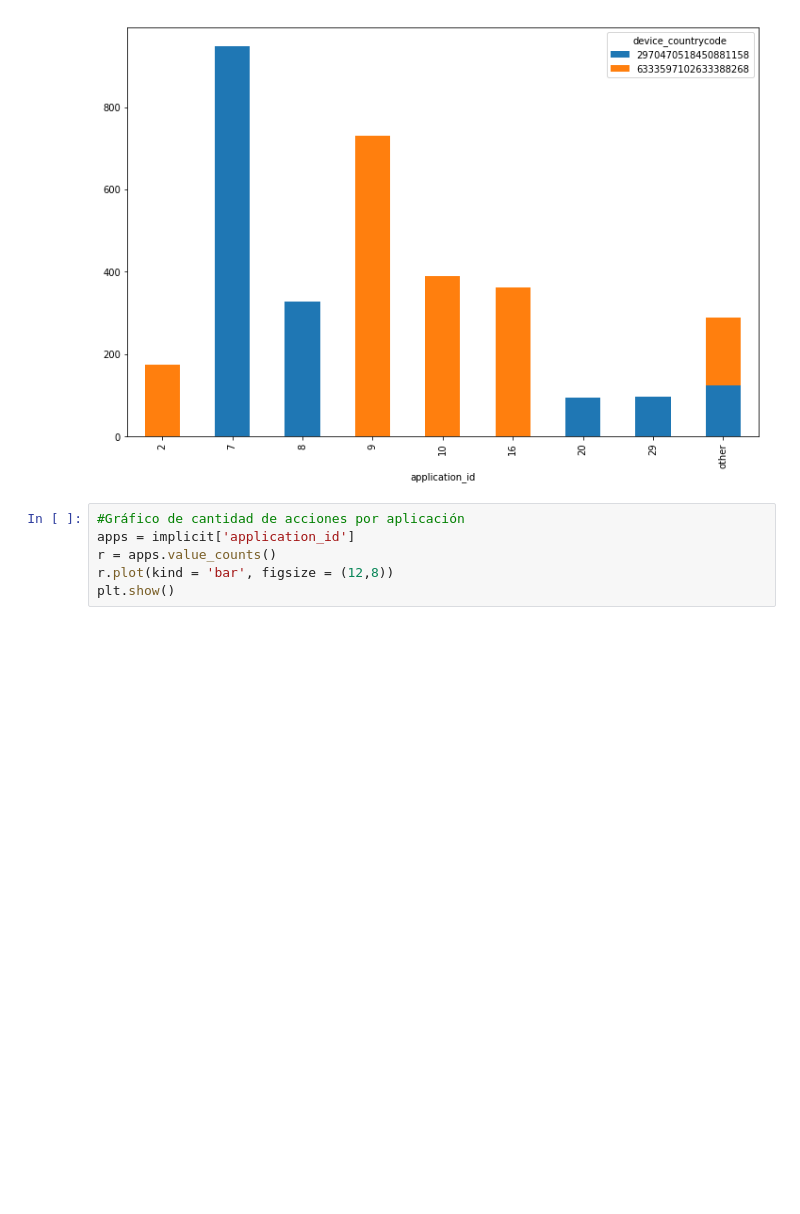
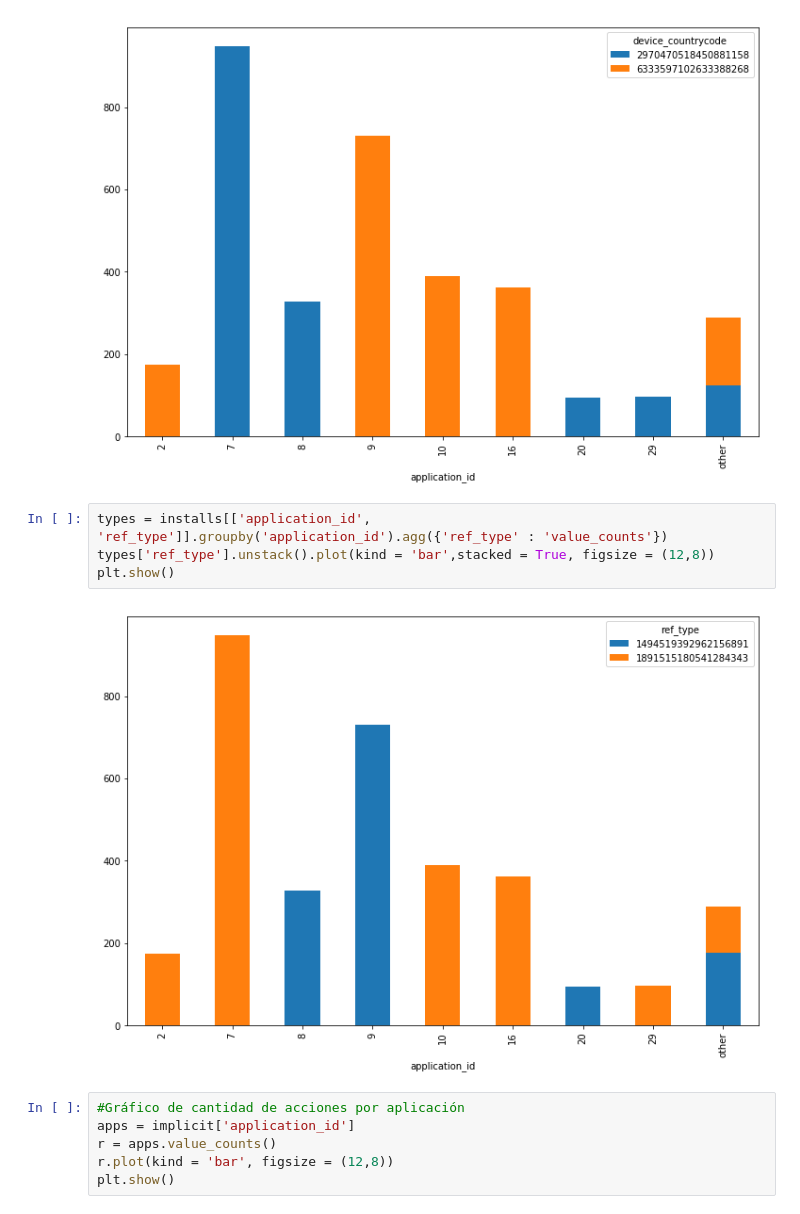
Before and after one commit to shizus/7506-1c2019, a Jupyter notebook: scripts/installs.ipynb, the cells around one changed output. Saved outputs shown, nothing was run; the diff lists cells and outputs as text; blank space fills up the shorter version.

```diff
--- a/scripts/installs.ipynb
+++ b/scripts/installs.ipynb
@@ -292,6 +285,12 @@ paises['device_countrycode'].unstack().plot(kind = 'bar',stacked = True, figsize
 plt.show()
 # %% [output]
 [figure]
+# %%
+types = installs[['application_id', 'ref_type']].groupby('application_id').agg({'ref_type' : 'value_counts'})
+types['ref_type'].unstack().plot(kind = 'bar',stacked = True, figsize = (12,8))
+plt.show()
+# %% [output]
+[figure, added]
 # %%
 #Gráfico de cantidad de acciones por aplicación
 apps = implicit['application_id']
```
Also changed, not shown: parts of 3 cells of this notebook, 2 other files.
